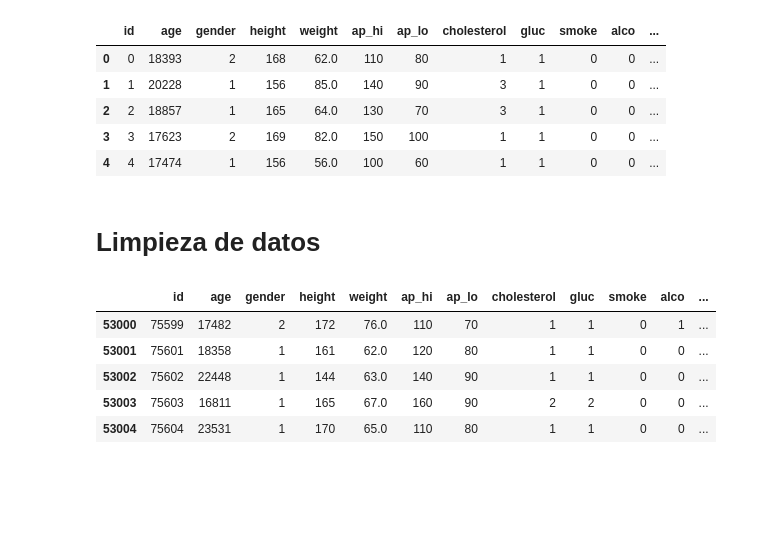
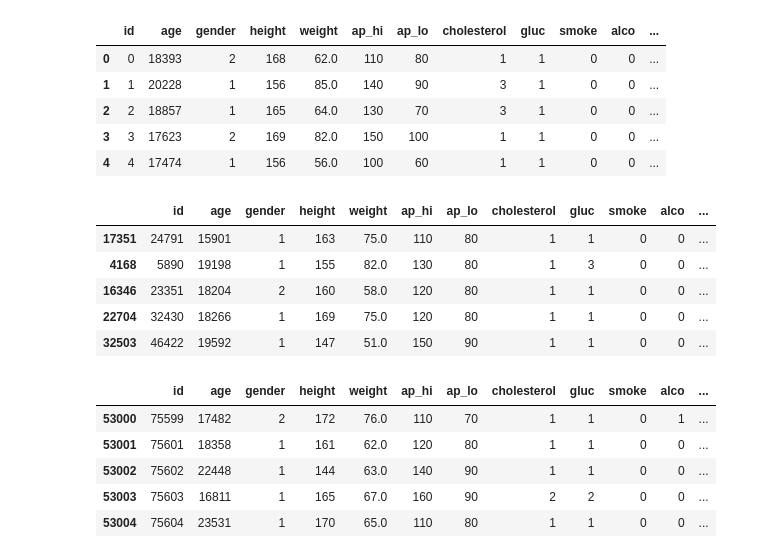
Before and after one commit to wjsolano/ProyectoU2, a Jupyter notebook: [NRC_6278]_MercyArrobo_SolanoWilmer_ProyectoUnidad2.ipynb, the cells around one changed output. Drawn from its saved outputs; the diff is of its cells as text; code cells hidden in the pictures; blank space fills up the shorter version.

```diff
--- a/[NRC_6278]_MercyArrobo_SolanoWilmer_ProyectoUnidad2.ipynb
+++ b/[NRC_6278]_MercyArrobo_SolanoWilmer_ProyectoUnidad2.ipynb
@@ -24,8 +24,17 @@ enfermedadesCardiovascular.head() #presentando dataset
 | 2 | 2 | 18857 | 1 | 165 | 64.0 | 130 | 70 | 3 | 1 | 0 | 0 | ... |
 | 3 | 3 | 17623 | 2 | 169 | 82.0 | 150 | 100 | 1 | 1 | 0 | 0 | ... |
 | 4 | 4 | 17474 | 1 | 156 | 56.0 | 100 | 60 | 1 | 1 | 0 | 0 | ... |
-# %% [markdown]
-# Limpieza de datos
+# %%
+#Reduciendo registros de dataset para pasar de 70000 a 3000
+datasetReducido=enfermedadesCardiovascular.sample(n=3000)
+datasetReducido.head() #Los registros serán escogidos aleatoriamente
+# %% [output]
+|  | id | age | gender | height | weight | ap_hi | ap_lo | cholesterol | gluc | smoke | alco | ... |
+| 17351 | 24791 | 15901 | 1 | 163 | 75.0 | 110 | 80 | 1 | 1 | 0 | 0 | ... |
+| 4168 | 5890 | 19198 | 1 | 155 | 82.0 | 130 | 80 | 1 | 3 | 0 | 0 | ... |
+| 16346 | 23351 | 18204 | 2 | 160 | 58.0 | 120 | 80 | 1 | 1 | 0 | 0 | ... |
+| 22704 | 32430 | 18266 | 1 | 169 | 75.0 | 120 | 80 | 1 | 1 | 0 | 0 | ... |
+| 32503 | 46422 | 19592 | 1 | 147 | 51.0 | 150 | 90 | 1 | 1 | 0 | 0 | ... |
 # %%
 #Reduciendo registros de dataset para pasar de 70000 a 3000
 datasetReducido=enfermedadesCardiovascular[53000:56000]
```
Also changed, not shown: parts of 19 cells of this notebook.
